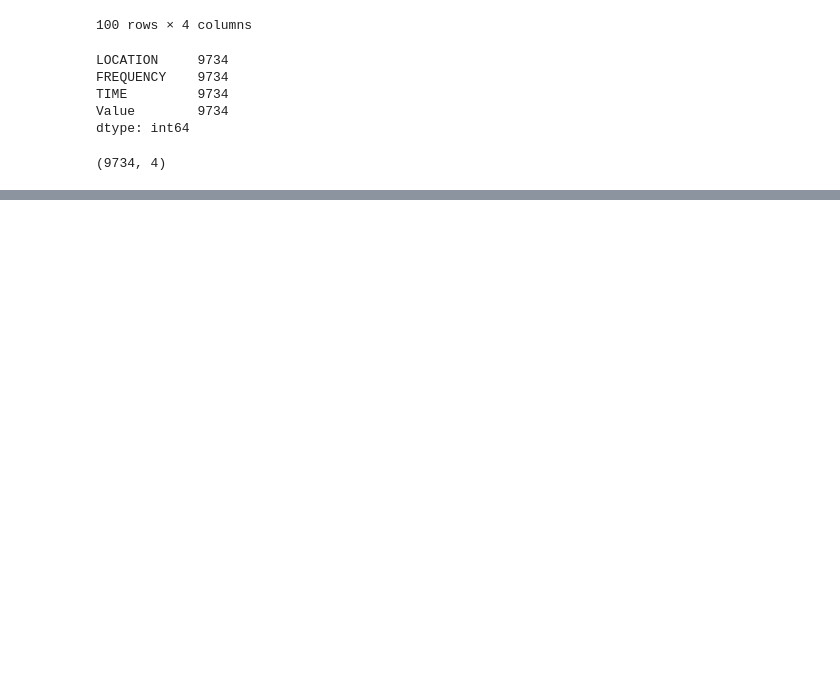
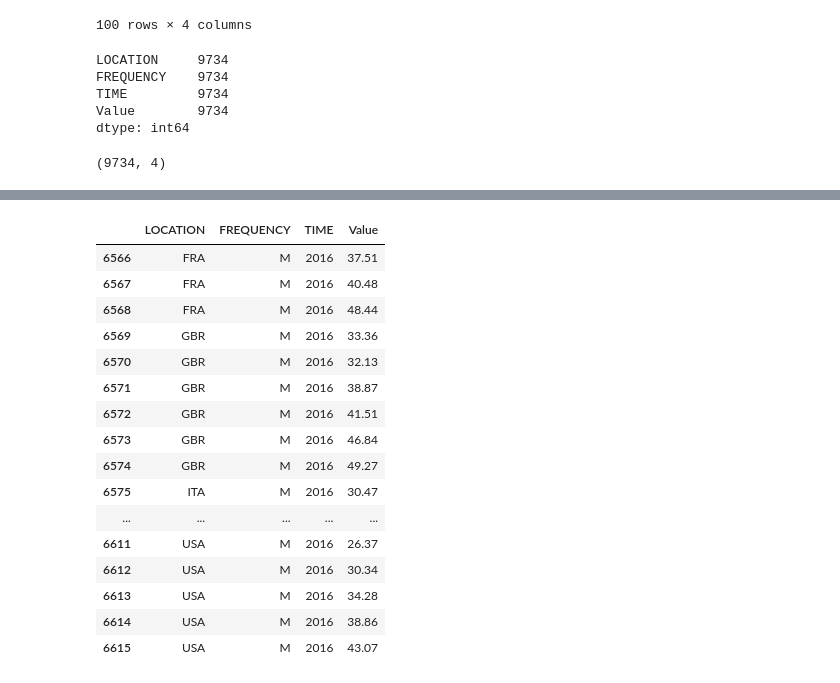
Before and after one commit to sbs23060/Sem2_CA1, a Jupyter notebook: Sem_2_CA_1.ipynb, the cells around one changed output, grey strips where cells are left out. Saved outputs shown, nothing was run; the diff lists cells and outputs as text; code cells hidden in the pictures; blank space fills up the shorter version.

```diff
--- a/Sem_2_CA_1.ipynb
+++ b/Sem_2_CA_1.ipynb
@@ -190,0 +219,20 @@ oil_prices.head(15)
+# %%
+oil_prices.tail(50)   # Data now sorted by year and alphabetically by countries within each year for trend
+# %% [output]
+|  | LOCATION | FREQUENCY | TIME | Value |
+| 6566 | FRA | M | 2016 | 37.51 |
+| 6567 | FRA | M | 2016 | 40.48 |
+| 6568 | FRA | M | 2016 | 48.44 |
+| 6569 | GBR | M | 2016 | 33.36 |
+| 6570 | GBR | M | 2016 | 32.13 |
+| 6571 | GBR | M | 2016 | 38.87 |
+| 6572 | GBR | M | 2016 | 41.51 |
+| 6573 | GBR | M | 2016 | 46.84 |
+| 6574 | GBR | M | 2016 | 49.27 |
+| 6575 | ITA | M | 2016 | 30.47 |
+| ... | ... | ... | ... | ... |
+| 6611 | USA | M | 2016 | 26.37 |
+| 6612 | USA | M | 2016 | 30.34 |
+| 6613 | USA | M | 2016 | 34.28 |
+| 6614 | USA | M | 2016 | 38.86 |
+| 6615 | USA | M | 2016 | 43.07 |
```
Also changed, not shown: parts of 12 cells of this notebook.
